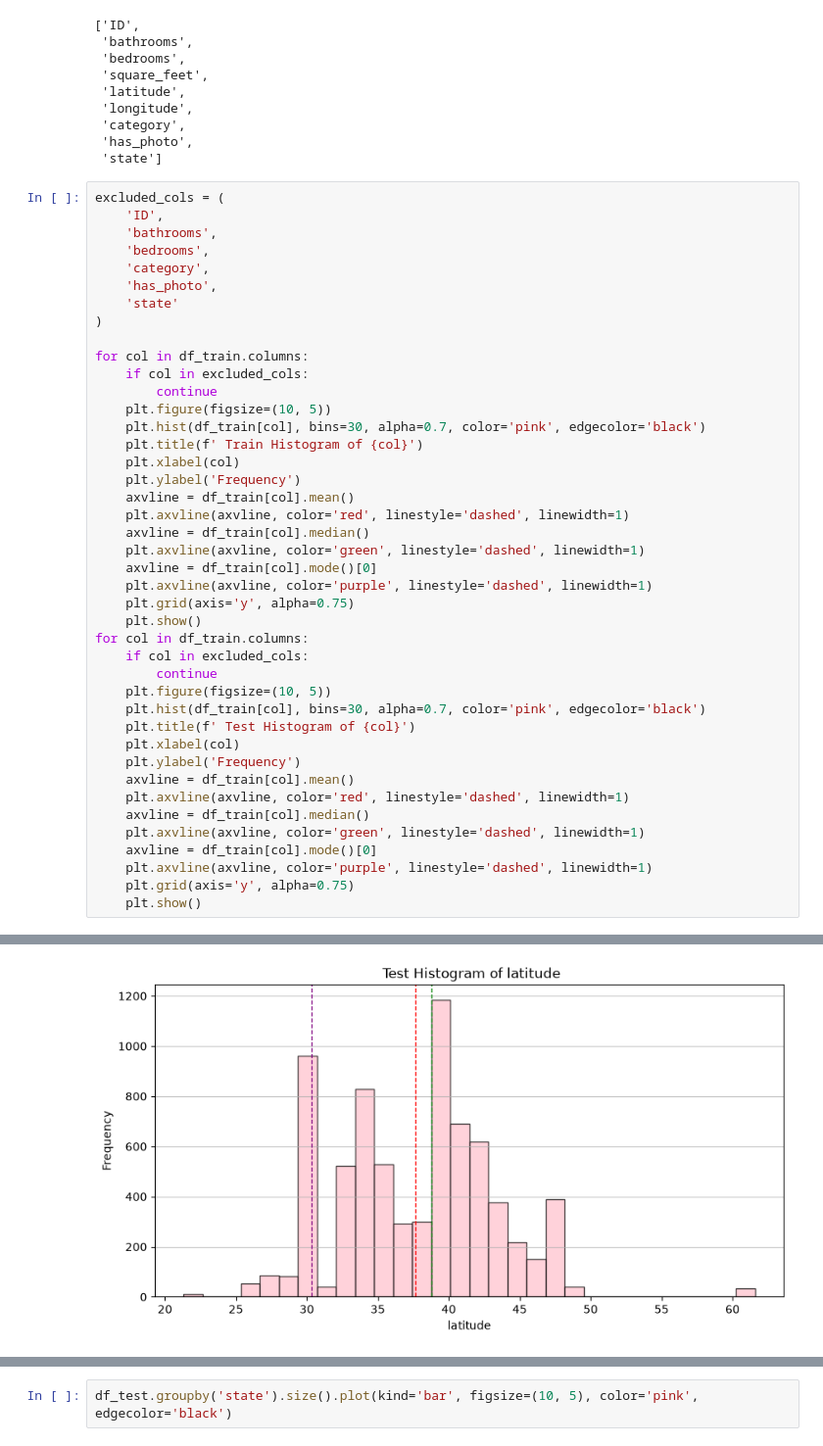
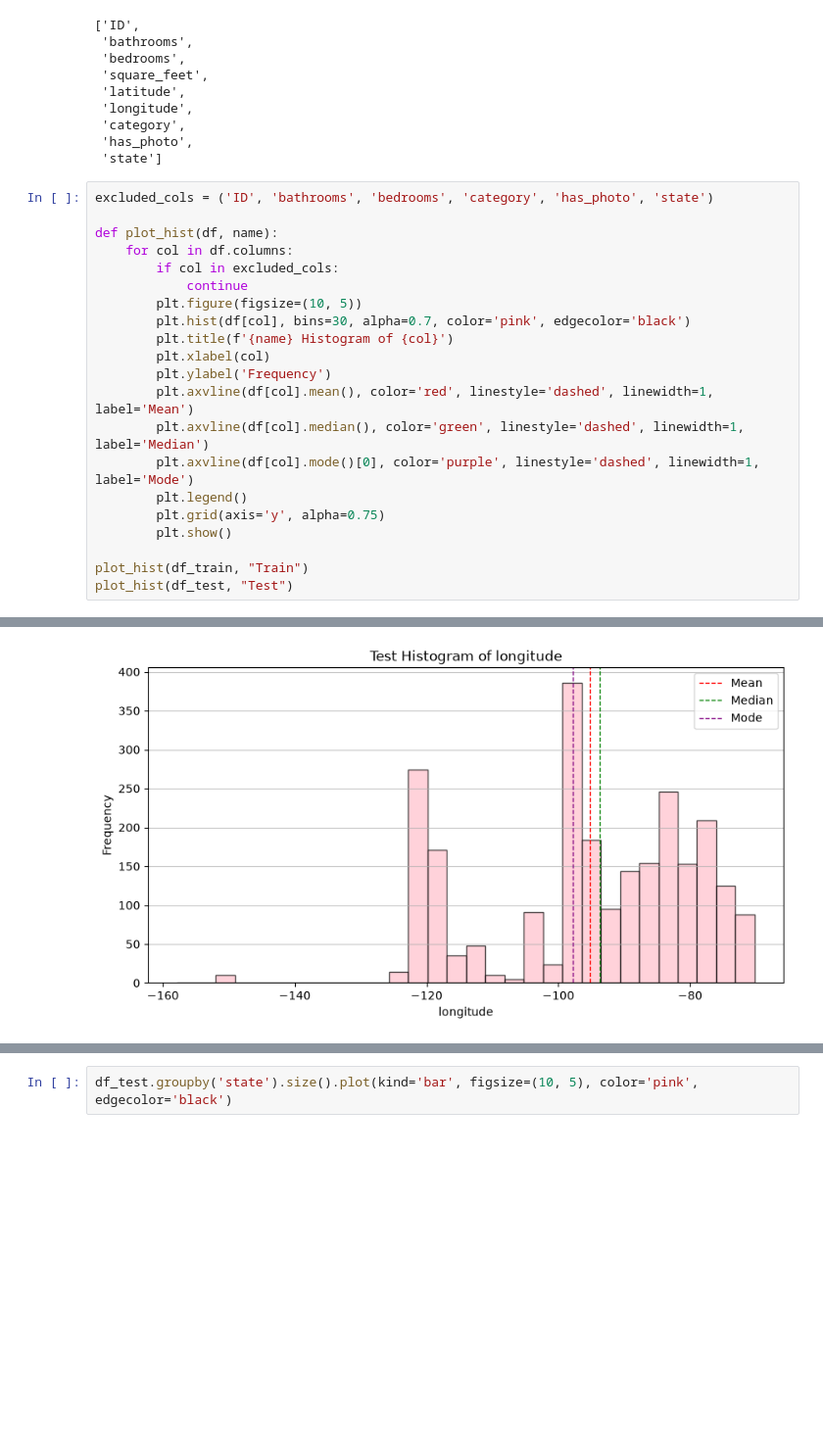
Before and after one commit to bpoggialways/INTRO_ML, a Jupyter notebook: challenge1.ipynb, the cells around one changed output, grey strips where cells are left out. Shown at 98% size. Cells and saved outputs as stored; diff of their text form; blank space fills up the shorter version.

```diff
--- a/challenge1.ipynb
+++ b/challenge1.ipynb
@@ -112,45 +112,24 @@ df_test.columns.tolist()
  'has_photo',
  'state']
 # %%
-excluded_cols = (
-    'ID',
-    'bathrooms',
-    'bedrooms',
-    'category',
-    'has_photo',
-    'state'
-)
+excluded_cols = ('ID', 'bathrooms', 'bedrooms', 'category', 'has_photo', 'state')
 
-for col in df_train.columns:
-    if col in excluded_cols:
-        continue
-    plt.figure(figsize=(10, 5))
-    plt.hist(df_train[col], bins=30, alpha=0.7, color='pink', edgecolor='black')
-    plt.title(f' Train Histogram of {col}')
-    plt.xlabel(col)
-    plt.ylabel('Frequency')
-    axvline = df_train[col].mean()
-    plt.axvline(axvline, color='red', linestyle='dashed', linewidth=1)
-    axvline = df_train[col].median()
-    plt.axvline(axvline, color='green', linestyle='dashed', linewidth=1)
-    axvline = df_train[col].mode()[0]
-    plt.axvline(axvline, color='purple', linestyle='dashed', linewidth=1)
-    plt.grid(axis='y', alpha=0.75)
-    plt.show()
-for col in df_train.columns:
-    if col in excluded_cols:
-        continue
-    plt.figure(figsize=(10, 5))
-    plt.hist(df_train[col], bins=30, alpha=0.7, color='pink', edgecolor='black')
-    plt.title(f' Test Histogram of {col}')
-    plt.xlabel(col)
-    plt.ylabel('Frequency')
-    axvline = df_train[col].mean()
-    plt.axvline(axvline, color='red', linestyle='dashed', linewidth=1)
-    axvline = df_train[col].median()
-    plt.axvline(axvline, color='green', linestyle='dashed', linewidth=1)
-    axvline = df_train[col].mode()[0]
-    plt.axvline(axvline, color='purple', linestyle='dashed', linewidth=1)
-    plt.grid(axis='y', alpha=0.75)
-    plt.show()
+def plot_hist(df, name):
+    for col in df.columns:
+        if col in excluded_cols:
+            continue
+        plt.figure(figsize=(10, 5))
+        plt.hist(df[col], bins=30, alpha=0.7, color='pink', edgecolor='black')
+        plt.title(f'{name} Histogram of {col}')
+        plt.xlabel(col)
+        plt.ylabel('Frequency')
+        plt.axvline(df[col].mean(), color='red', linestyle='dashed', linewidth=1, label='Mean')
+        plt.axvline(df[col].median(), color='green', linestyle='dashed', linewidth=1, label='Median')
+        plt.axvline(df[col].mode()[0], color='purple', linestyle='dashed', linewidth=1, label='Mode')
+        plt.legend()
+        plt.grid(axis='y', alpha=0.75)
+        plt.show()
+
+plot_hist(df_train, "Train")
+plot_hist(df_test, "Test")
 # %% [output]
@@ -163 +142 @@ for col in df_train.columns:
-[figure, old version]
+[figure, new version]
```
Also changed, not shown: parts of 12 cells of this notebook.
